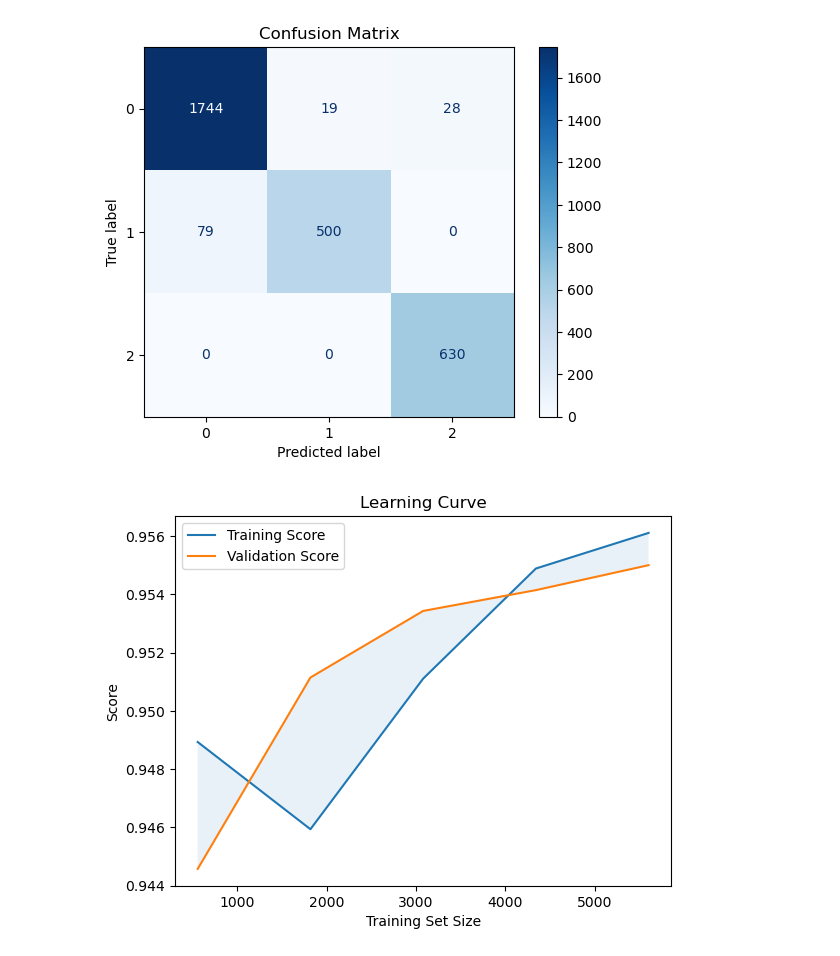
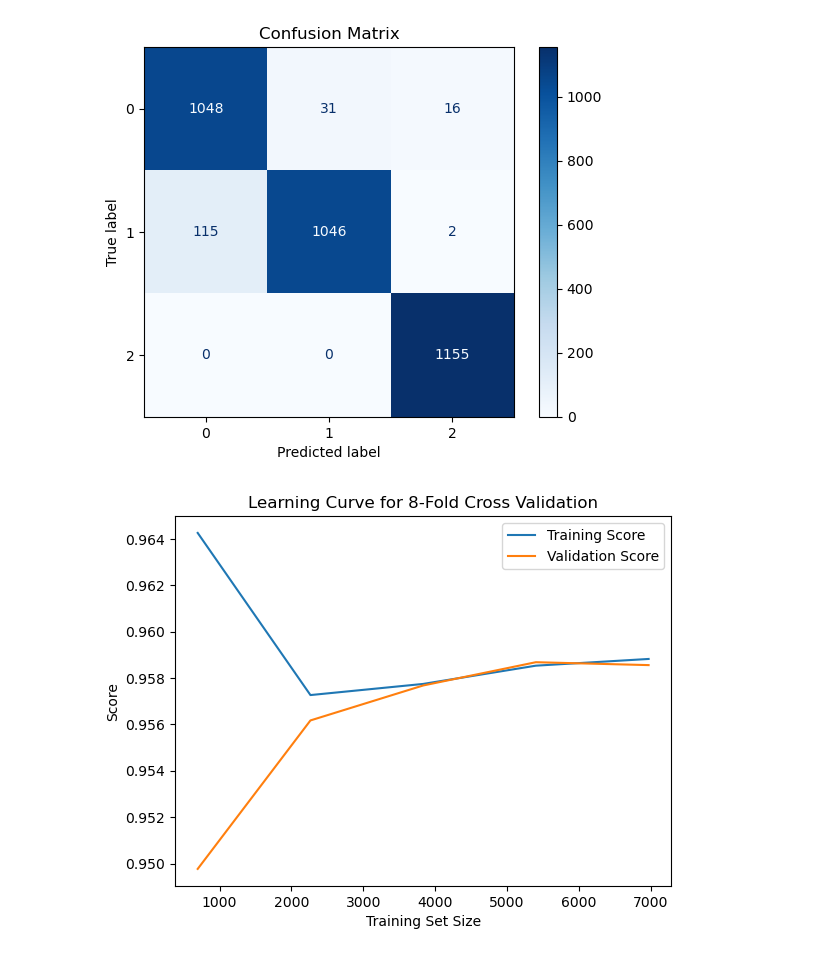
Before and after one commit to isabellebyrne/MATH4570-final-project, a Jupyter notebook: svm.ipynb, the cells around one changed output. Saved outputs shown, nothing was run; the diff lists cells and outputs as text; code cells hidden in the pictures.

```diff
--- a/svm.ipynb
+++ b/svm.ipynb
@@ -26,7 +26,12 @@ def load_and_preprocess_data(file_path):
     label_encoder = LabelEncoder()
     y = label_encoder.fit_transform(data["class"])
 
-    x_train, x_test, y_train, y_test = train_test_split(x_scaled, y, test_size=0.3, random_state=42)
+    x_train, x_test, y_train, y_test = train_test_split(x_scaled, y, test_size=0.3)
+    # Ensure approximately even distribution of classes
+    min_class_count = min(np.bincount(y))
+    indices = np.hstack([np.random.choice(np.where(y == i)[0], min_class_count, replace=False) for i in np.unique(y)])
+    np.random.shuffle(indices)
+    x_train, x_test, y_train, y_test = train_test_split(x_scaled[indices], y[indices], test_size=0.3)
 
     # Convert to PyTorch tensors
     x_train_tensor = torch.tensor(x_train, dtype=torch.float32)
@@ -34,10 +39,10 @@ def load_and_preprocess_data(file_path):
     x_test_tensor = torch.tensor(x_test, dtype=torch.float32)
     y_test_tensor = torch.tensor(y_test, dtype=torch.long)
     # Return only 10% of the data
-    x_train_tensor = x_train_tensor[:int(0.1 * len(x_train_tensor))]
-    y_train_tensor = y_train_tensor[:int(0.1 * len(y_train_tensor))]
-    x_test_tensor = x_test_tensor[:int(0.1 * len(x_test_tensor))]
-    y_test_tensor = y_test_tensor[:int(0.1 * len(y_test_tensor))]
+    x_train_tensor = x_train_tensor[:int(0.2 * len(x_train_tensor))]
+    y_train_tensor = y_train_tensor[:int(0.2 * len(y_train_tensor))]
+    x_test_tensor = x_test_tensor[:int(0.2 * len(x_test_tensor))]
+    y_test_tensor = y_test_tensor[:int(0.2 * len(y_test_tensor))]
 
     return x_train_tensor, x_test_tensor, y_train_tensor, y_test_tensor
 # %%
@@ -94,26 +99,26 @@ def plot_confusion_matrix(y_true, y_pred, labels):
 
 plot_confusion_matrix(y_test, y_pred, labels=[0, 1, 2])
 # %% [output]
-[figure, old version]
+[figure, new version]
 # %%
 # Plot learning curve
-def plot_learning_curve(estimator, X, y, cv=5):
+def plot_learning_curve(estimator, X, y, cv=8):
     train_sizes, train_scores, test_scores = learning_curve(estimator, X, y, cv=cv, n_jobs=-1)
     train_mean = np.mean(train_scores, axis=1)
     test_mean = np.mean(test_scores, axis=1)
 
     plt.plot(train_sizes, train_mean, label="Training Score")
     plt.plot(train_sizes, test_mean, label="Validation Score")
-    plt.fill_between(train_sizes, train_mean, test_mean, alpha=0.1)
+    # plt.fill_between(train_sizes, train_mean, test_mean, alpha=0.1)
     plt.xlabel("Training Set Size")
     plt.ylabel("Score")
     plt.legend()
-    plt.title("Learning Curve")
+    plt.title("Learning Curve for 8-Fold Cross Validation")
     plt.show()
 
 plot_learning_curve(grid.best_estimator_, x_train, y_train)
 # %% [output]
-[figure, old version]
+[figure, new version]
 # %%
 # Plot class distribution
 def plot_class_distribution(y):
```
Also changed, not shown: parts of 8 cells of this notebook.
